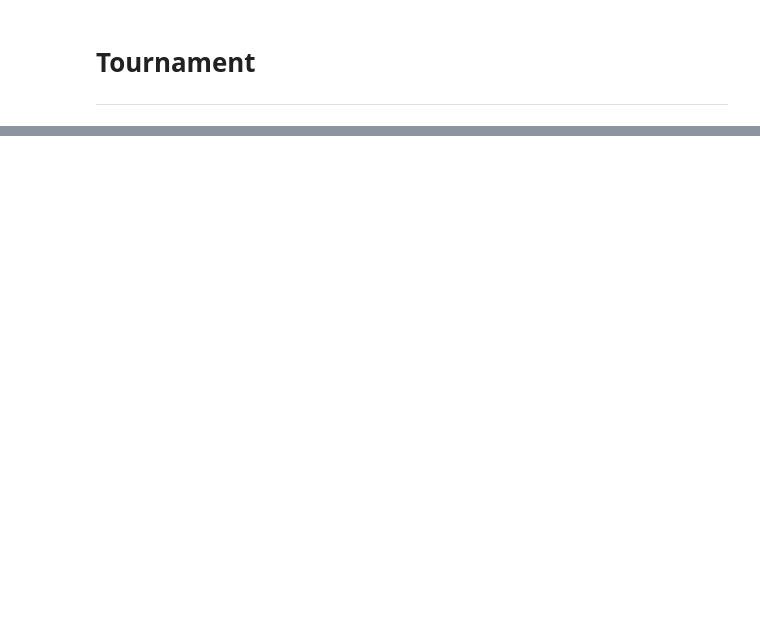
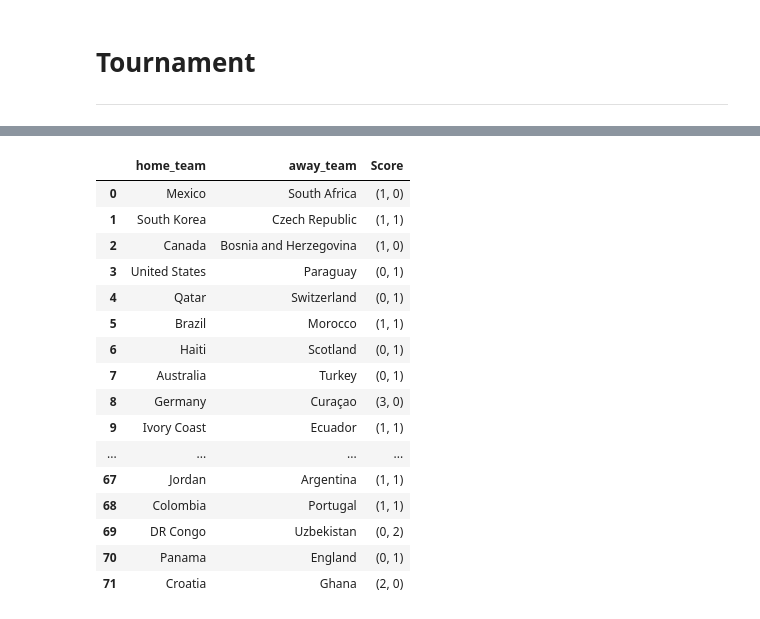
Before and after one commit to bernhard-pfann/soccer-predictions, a Jupyter notebook: main.ipynb, the cells around one changed output, grey strips where cells are left out. Cells and saved outputs as stored; diff of their text form; code cells hidden in the pictures; blank space fills up the shorter version.

```diff
--- a/main.ipynb
+++ b/main.ipynb
@@ -97,6 +111,10 @@ plot_score_distribution(
 ***
 # %%
 import pandas as pd
-from IPython.display import display
+
+pd.set_option("display.max_rows", None)
+pd.set_option("display.max_columns", None)
+# %%
+MATCH_DAY = datetime(2026, 6, 1)
 # %%
 gameplan = pd.read_csv("data/world_cup_2026.csv", usecols=["home_team", "away_team"])
@@ -149,0 +129,32 @@ with pd.option_context('display.max_rows', None, 'display.max_columns', None):
+# %%
+score_list = []
+
+for index, row in gameplan.iterrows():
+    pred = predictor.simulate(
+        home_team=row["home_team"],
+        away_team=row["away_team"],
+        day=MATCH_DAY,
+        n_simulations=10_000,
+    )
+    score_list.append((row["home_team"], row["away_team"], pred.most_likely_score))
+
+pred_df = pd.DataFrame(score_list, columns=["home_team", "away_team", "Score"])
+pred_df
+# %% [output]
+|  | home_team | away_team | Score |
+| 0 | Mexico | South Africa | (1, 0) |
+| 1 | South Korea | Czech Republic | (1, 1) |
+| 2 | Canada | Bosnia and Herzegovina | (1, 0) |
+| 3 | United States | Paraguay | (0, 1) |
+| 4 | Qatar | Switzerland | (0, 1) |
+| 5 | Brazil | Morocco | (1, 1) |
+| 6 | Haiti | Scotland | (0, 1) |
+| 7 | Australia | Turkey | (0, 1) |
+| 8 | Germany | Curaçao | (3, 0) |
+| 9 | Ivory Coast | Ecuador | (1, 1) |
+| ... | ... | ... | ... |
+| 67 | Jordan | Argentina | (1, 1) |
+| 68 | Colombia | Portugal | (1, 1) |
+| 69 | DR Congo | Uzbekistan | (0, 2) |
+| 70 | Panama | England | (0, 1) |
+| 71 | Croatia | Ghana | (2, 0) |
```
Also changed, not shown: parts of 22 cells of this notebook.
